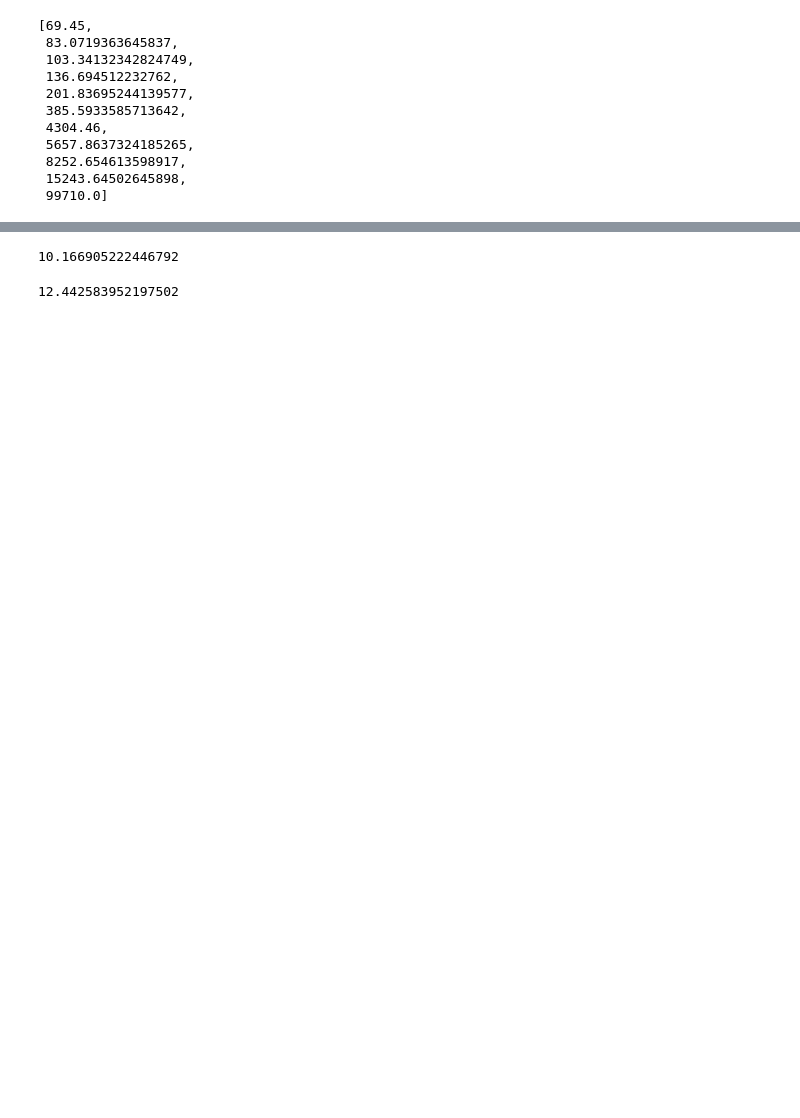
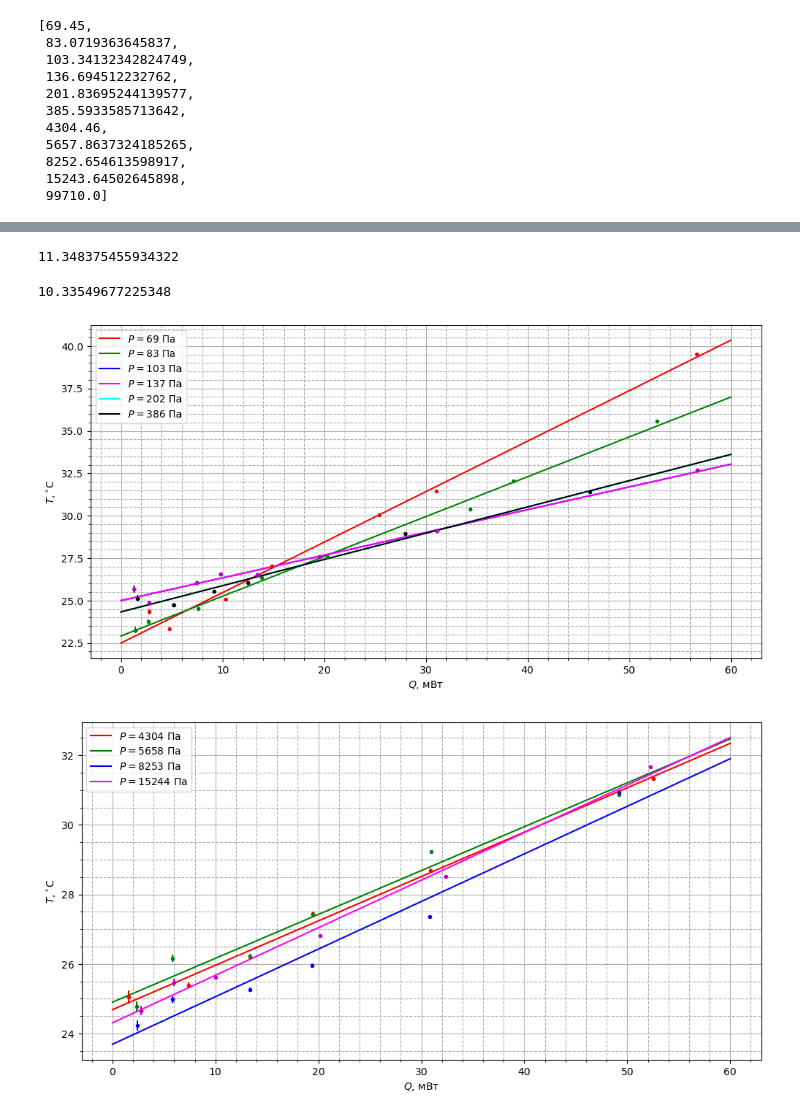
Before and after one commit to victorbaldin56/phys_vpv, a Jupyter notebook: 2_sem/calc.ipynb, the cells around one changed output, grey strips where cells are left out. Drawn from its saved outputs; the diff is of its cells as text; code cells hidden in the pictures; blank space fills up the shorter version.

```diff
--- a/2_sem/calc.ipynb
+++ b/2_sem/calc.ipynb
@@ -132,14 +112,13 @@ R_k
 # %%
 ALPHA = 3.92e-3
-T_K = 27.1
+T_K = 25
 
-R_0 = R_k / (1 + ALPHA * T_K)
-R_0
+R_k = B
+R_k
 # %% [output]
-10.166905222446792
+11.348375455934322
-# %%
-DELTA_T_MAX = 30
-R_MAX = R_0 * (1 + ALPHA * (T_K + DELTA_T_MAX))
-R_MAX
-# %% [output]
-12.442583952197502
+# %%
+R0 = R_k / (1 + ALPHA * T_K)
+R0
+# %% [output]
+10.33549677225348
@@ -145,0 +162,14 @@ R_MAX
+# %%
+low_press = P[:6]
+high_press = P[6:10]
+press = low_press + high_press
+
+colors = ['red', 'green', 'blue', 'magenta', 'cyan', 'black']
+fmts = ['r.', 'g.', 'b.', 'm.', 'c.', 'k.']
+
+k_low = plot_press(low_press, 'lowpress', colors, fmts)
+k_high = plot_press(high_press, 'highpress', colors, fmts)
+k_all = k_low + k_high
+# %% [output]
+[figure, added]
+[figure, added]
```
Also changed, not shown: parts of 10 cells of this notebook, 19 other files.
